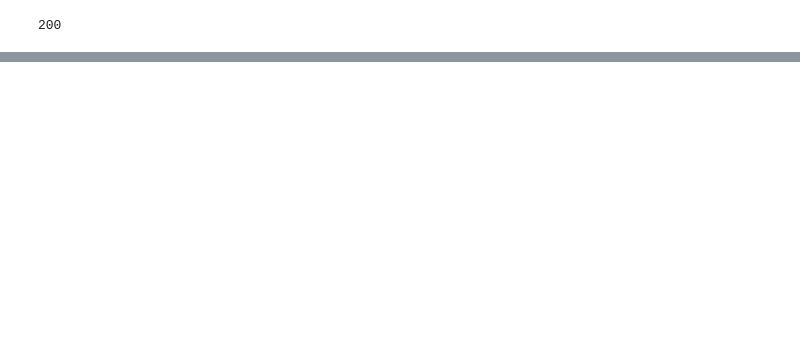
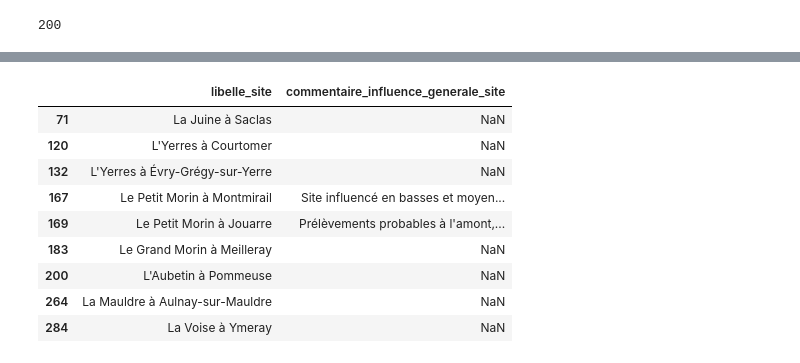
Before and after one commit to cyrilcupillard1-spec/overtopping-uncertainty-attribution, a Jupyter notebook: notebooks/01_choix_station.ipynb, the cells around one changed output, grey strips where cells are left out. Saved outputs shown, nothing was run; the diff lists cells and outputs as text; code cells hidden in the pictures; blank space fills up the shorter version.

```diff
--- a/notebooks/01_choix_station.ipynb
+++ b/notebooks/01_choix_station.ipynb
@@ -30,0 +127,15 @@ sites.head()
+# %%
+pd.set_option('display.max_colwidth', None)
+code2 = sites_ok_filtres2[sites_ok_filtres2['influence_generale_site'] == 2]
+code2[['libelle_site', 'commentaire_influence_generale_site']]
+# %% [output]
+|  | libelle_site | commentaire_influence_generale_site |
+| 71 | La Juine à Saclas | NaN |
+| 120 | L'Yerres à Courtomer | NaN |
+| 132 | L'Yerres à Évry-Grégy-sur-Yerre | NaN |
+| 167 | Le Petit Morin à Montmirail | Site influencé en basses et moyen... |
+| 169 | Le Petit Morin à Jouarre | Prélèvements probables à l'amont,... |
+| 183 | Le Grand Morin à Meilleray | NaN |
+| 200 | L'Aubetin à Pommeuse | NaN |
+| 264 | La Mauldre à Aulnay-sur-Mauldre | NaN |
+| 284 | La Voise à Ymeray | NaN |
```
Also changed, not shown: parts of 8 cells of this notebook.
